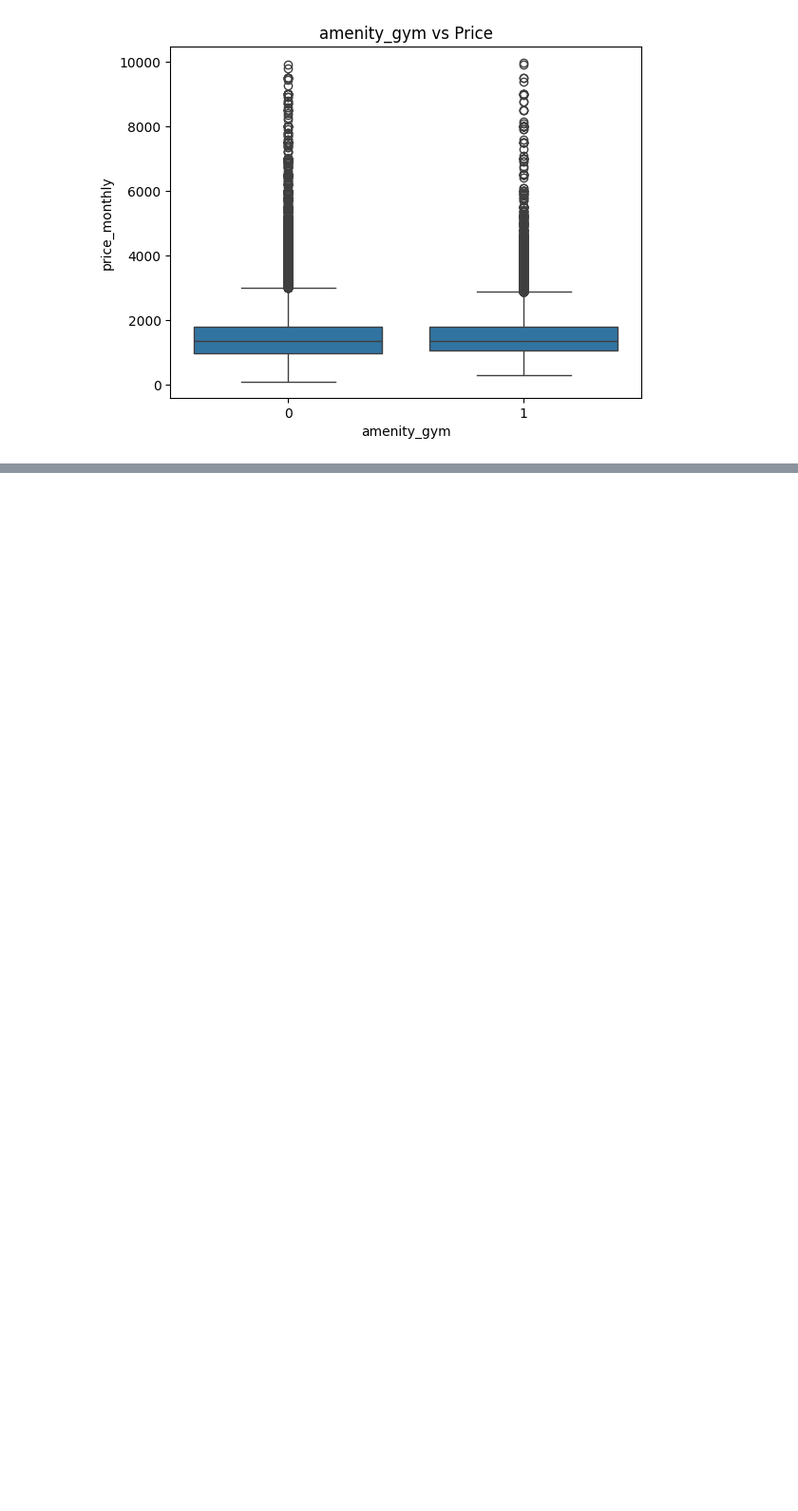
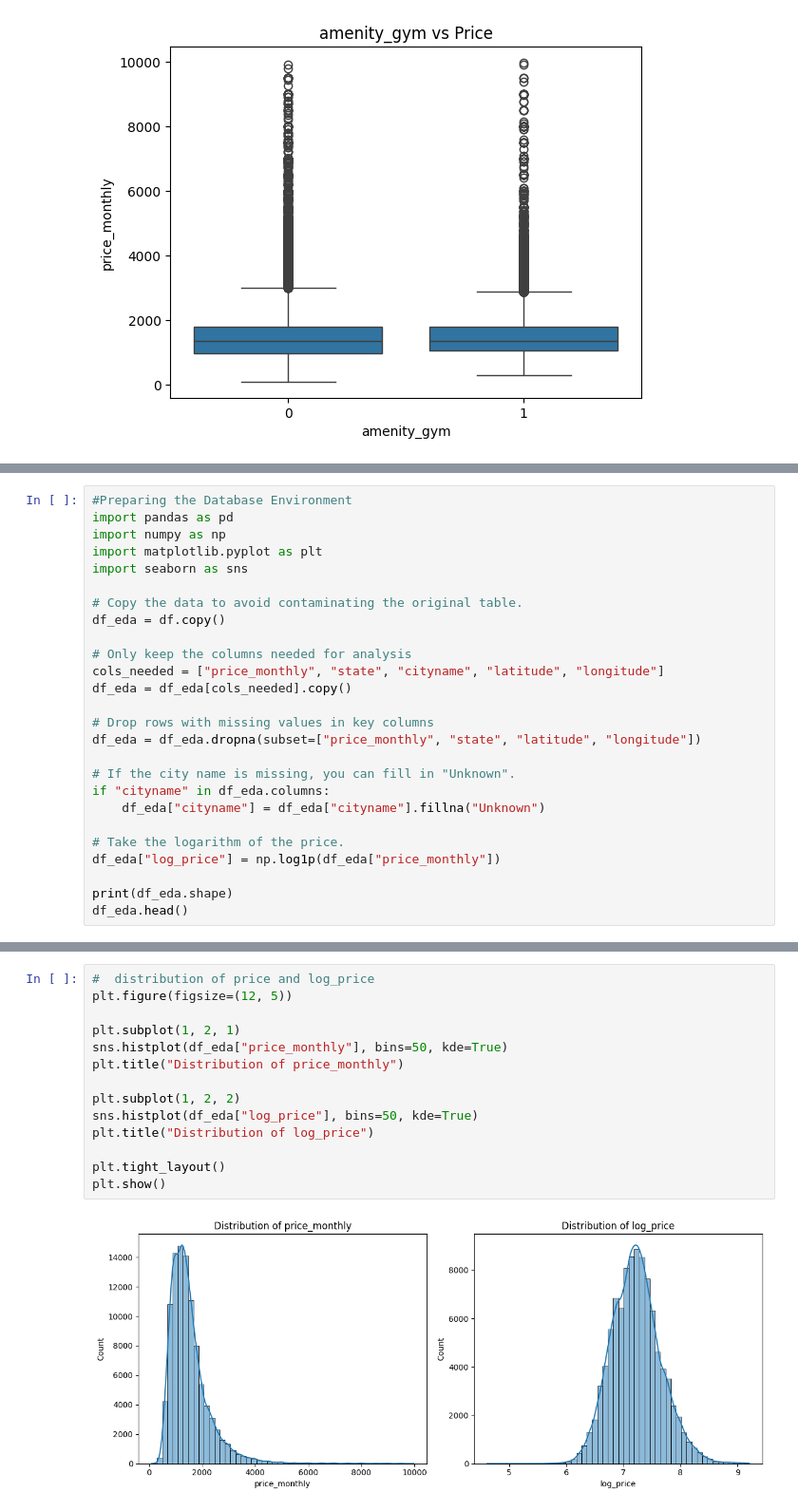
Before and after one commit to darrelljing21/ITEC4305-project, a Jupyter notebook: src/darrell/datacleaning.ipynb, the cells around one changed output, grey strips where cells are left out. Shown at 95% size. Saved outputs shown, nothing was run; the diff lists cells and outputs as text; blank space fills up the shorter version.

```diff
--- a/src/darrell/datacleaning.ipynb
+++ b/src/darrell/datacleaning.ipynb
@@ -686,0 +668,26 @@ Name: count, dtype: int64
+# %%
+#Preparing the Database Environment
+import pandas as pd
+import numpy as np
+import matplotlib.pyplot as plt
+import seaborn as sns
+
+# Copy the data to avoid contaminating the original table.
+df_eda = df.copy()
+
+# Only keep the columns needed for analysis
+cols_needed = ["price_monthly", "state", "cityname", "latitude", "longitude"]
+df_eda = df_eda[cols_needed].copy()
+
+# Drop rows with missing values in key columns
+df_eda = df_eda.dropna(subset=["price_monthly", "state", "latitude", "longitude"])
+
+# If the city name is missing, you can fill in "Unknown".
+if "cityname" in df_eda.columns:
+    df_eda["cityname"] = df_eda["cityname"].fillna("Unknown")
+
+# Take the logarithm of the price.
+df_eda["log_price"] = np.log1p(df_eda["price_monthly"])
+
+print(df_eda.shape)
+df_eda.head()
@@ -686,0 +702,16 @@ Name: count, dtype: int64
+# %%
+#  distribution of price and log_price
+plt.figure(figsize=(12, 5))
+
+plt.subplot(1, 2, 1)
+sns.histplot(df_eda["price_monthly"], bins=50, kde=True)
+plt.title("Distribution of price_monthly")
+
+plt.subplot(1, 2, 2)
+sns.histplot(df_eda["log_price"], bins=50, kde=True)
+plt.title("Distribution of log_price")
+
+plt.tight_layout()
+plt.show()
+# %% [output]
+[figure, added]
```
Also changed, not shown: parts of 43 cells of this notebook.
